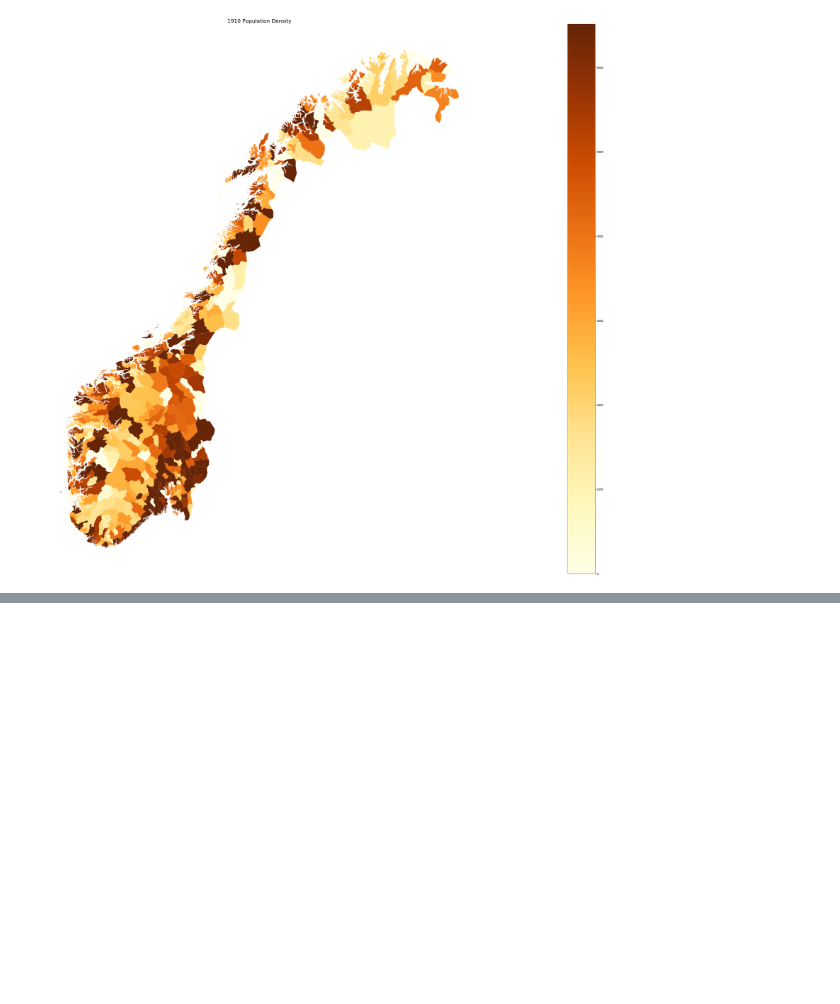
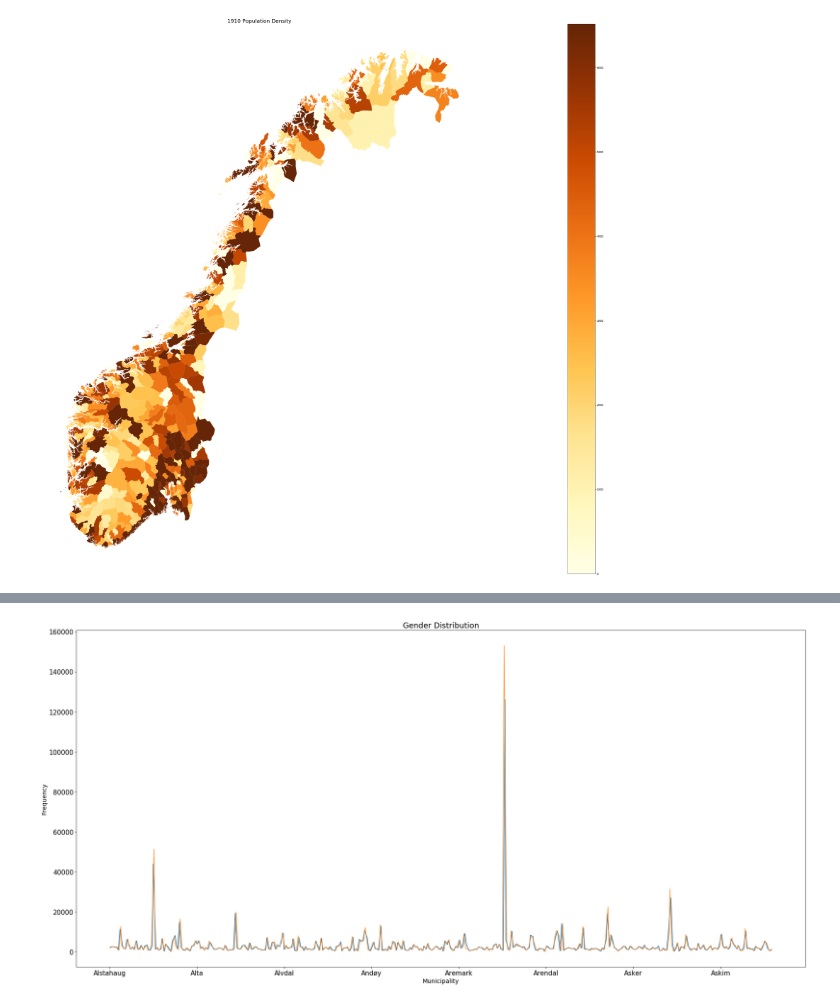
Before and after one commit to BerntA/NorwegianDemographics, a Jupyter notebook: src/visualize.ipynb, the cells around one changed output, grey strips where cells are left out. Cells and saved outputs as stored; diff of their text form; code cells hidden in the pictures; blank space fills up the shorter version.

```diff
--- a/src/visualize.ipynb
+++ b/src/visualize.ipynb
@@ -163,0 +216,3 @@ visualize(df_municipalities, np.array([np.random.permutation(['YES', 'NO', 'MAYB
+# %%
+df_gender_1910 = pd.read_csv('data/census_gender.csv', encoding='utf-8', names=['Municipality', 'Gender', 'Count'])
+df_gender_1910.head()
@@ -163,0 +226,23 @@ visualize(df_municipalities, np.array([np.random.permutation(['YES', 'NO', 'MAYB
+# %%
+def getCoordinates(k):
+    x = [i for i,g in enumerate(df_gender_1910.Gender) if g == k]
+    y = [df_gender_1910.Count[i] for i in x]
+    return x, y
+
+male_x, male_y = getCoordinates('Male')
+female_x, female_y = getCoordinates('Female')
+
+fig, ax = plt.subplots(1, figsize=(25,12))
+ax.plot(male_x, male_y)
+ax.plot(female_x, female_y, alpha=0.8)
+ax.set_title('Gender Distribution', fontsize=18)
+ax.set_ylabel('Frequency', fontsize=14)
+ax.set_xlabel('Municipality', fontsize=14)
+ax.set_xticklabels([m for m in sorted(set(df_gender_1910.Municipality))])
+plt.xticks(fontsize=15)
+plt.yticks(fontsize=15)
+plt.tight_layout()
+plt.savefig('img/1910_gender_distribution.png', transparent=False, bbox_inches='tight')
+plt.show()
+# %% [output]
+[figure, added]
```
Also changed, not shown: parts of 12 cells of this notebook, 3 other files.
